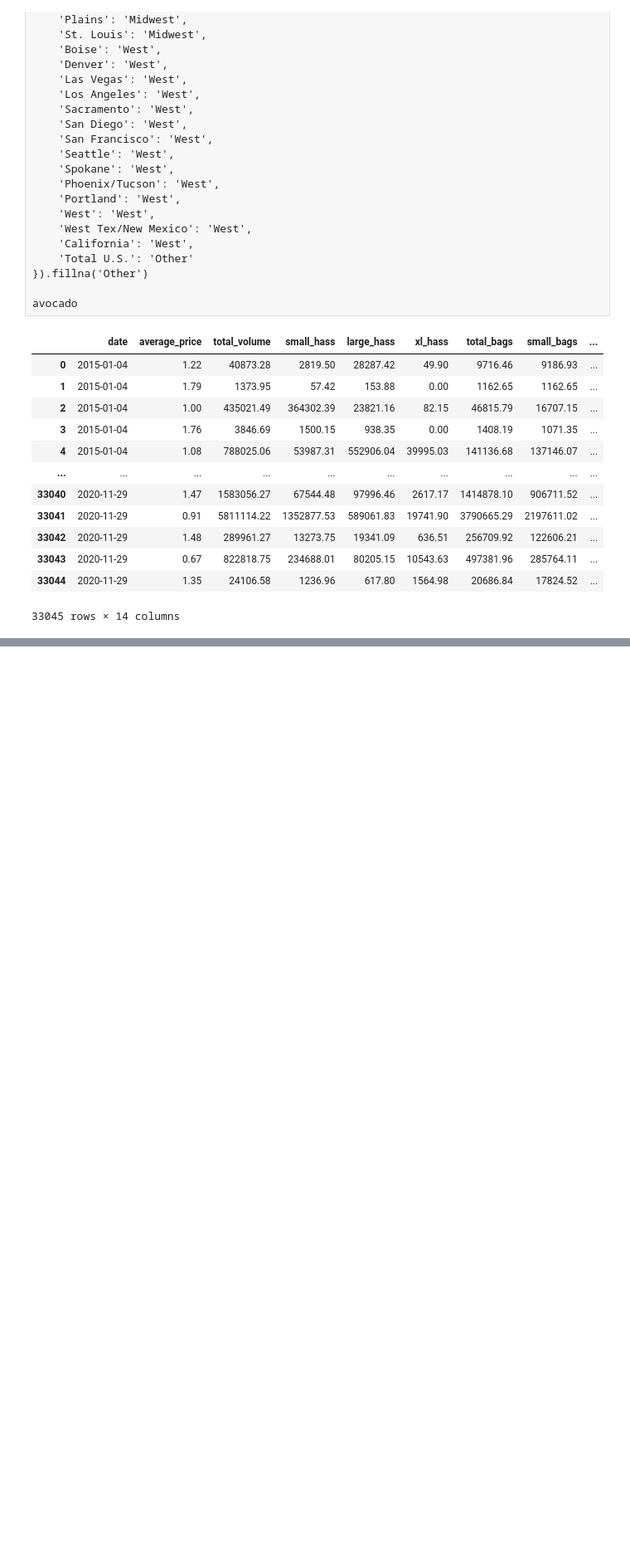
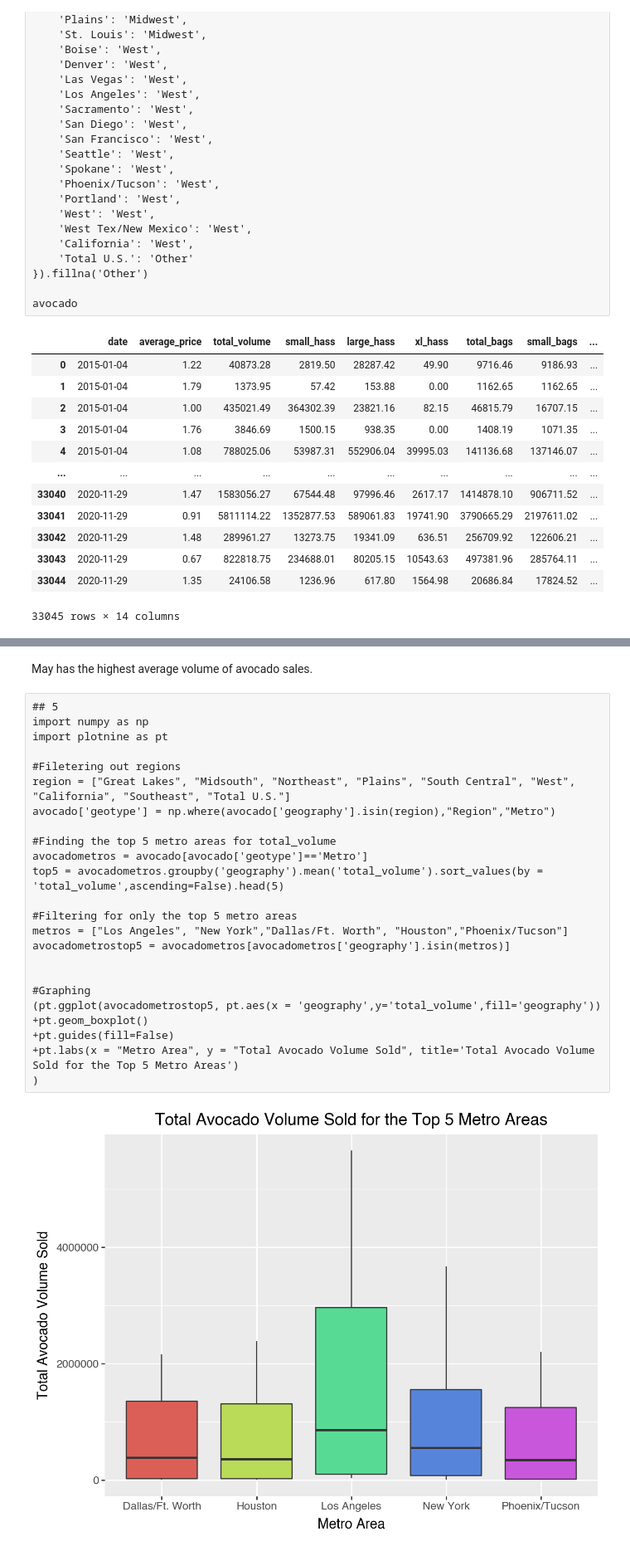
Before and after one commit to wkapner/GSB_544, a Jupyter notebook: Labs/Lab2.ipynb, the cells around one changed output, grey strips where cells are left out. Shown at 83% size. Saved outputs shown, nothing was run; the diff lists cells and outputs as text; blank space fills up the shorter version.

```diff
--- a/Labs/Lab2.ipynb
+++ b/Labs/Lab2.ipynb
@@ -150,0 +153,28 @@ avocado
+# %% [markdown]
+May has the highest average volume of avocado sales.
+# %%
+## 5
+import numpy as np
+import plotnine as pt
+
+#Filetering out regions
+region = ["Great Lakes", "Midsouth", "Northeast", "Plains", "South Central", "West", "California", "Southeast", "Total U.S."]
+avocado['geotype'] = np.where(avocado['geography'].isin(region),"Region","Metro")
+
+#Finding the top 5 metro areas for total_volume
+avocadometros = avocado[avocado['geotype']=='Metro']
+top5 = avocadometros.groupby('geography').mean('total_volume').sort_values(by = 'total_volume',ascending=False).head(5)
+
+#Filtering for only the top 5 metro areas
+metros = ["Los Angeles", "New York","Dallas/Ft. Worth", "Houston","Phoenix/Tucson"]
+avocadometrostop5 = avocadometros[avocadometros['geography'].isin(metros)]
+
+
+#Graphing
+(pt.ggplot(avocadometrostop5, pt.aes(x = 'geography',y='total_volume',fill='geography'))
++pt.geom_boxplot()
++pt.guides(fill=False)
++pt.labs(x = "Metro Area", y = "Total Avocado Volume Sold", title='Total Avocado Volume Sold for the Top 5 Metro Areas')
+)
+# %% [output]
+[figure, added]
```
Also changed, not shown: parts of 5 cells of this notebook.
